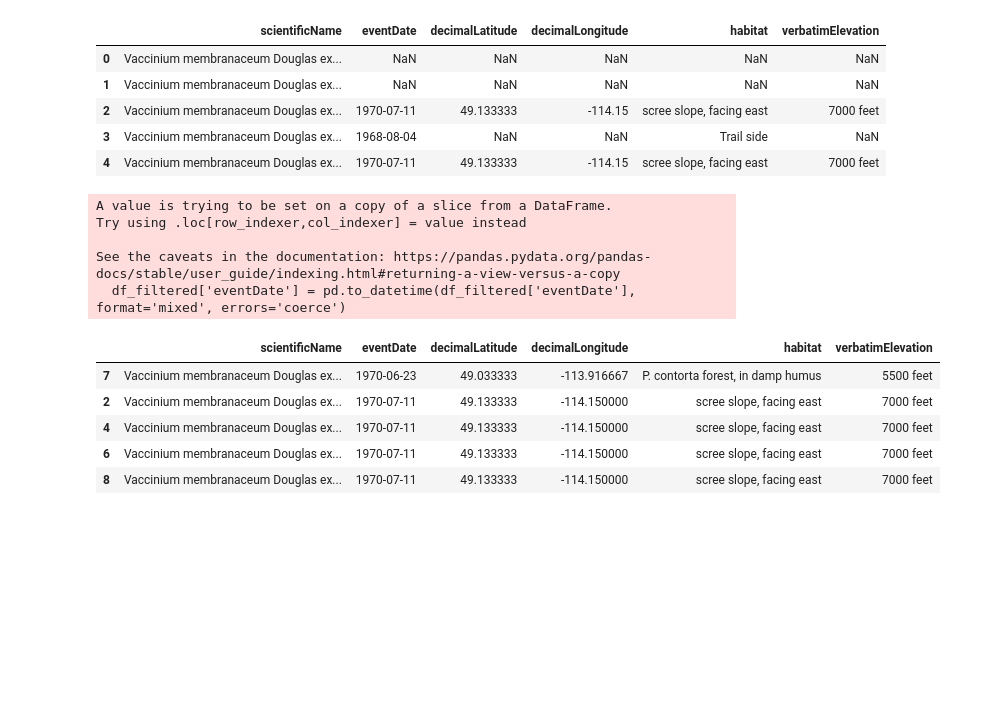
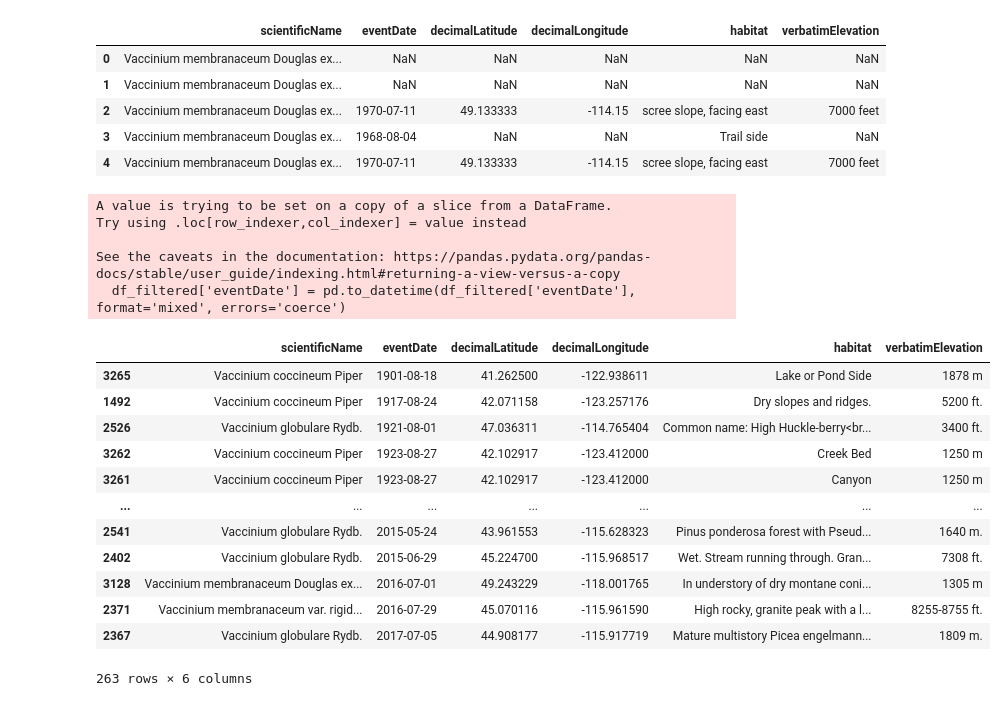
Before and after one commit to BOYSABIO/Huckleberry-Habitat-Suitability-Model, a Jupyter notebook: notebooks/Huckleberry.ipynb, the cells around one changed output. Saved outputs shown, nothing was run; the diff lists cells and outputs as text; code cells hidden in the pictures; blank space fills up the shorter version.

Commit message:
Huckleberry with dataset

```diff
--- a/notebooks/Huckleberry.ipynb
+++ b/notebooks/Huckleberry.ipynb
@@ -37,21 +37,28 @@ Filtered dataset with species, time and location:
 # %%
 # Convert eventDate to datetime, handling multiple formats
 df_filtered['eventDate'] = pd.to_datetime(df_filtered['eventDate'], format='mixed', errors='coerce')
 
 df_filtered_1 = df_filtered.copy()
 df_filtered_1.dropna(inplace=True)
 df_filtered_1['eventDate'] = pd.to_datetime(df_filtered_1['eventDate'], format='%Y-%m-%d')
 
-df_filtered_1.head().sort_values(by='eventDate', ascending=True)
+df_filtered_1.sort_values(by='eventDate', ascending=True)
 # %% [output]
 A value is trying to be set on a copy of a slice from a DataFrame.
 Try using .loc[row_indexer,col_indexer] = value instead
 
 See the caveats in the documentation: https://pandas.pydata.org/pandas-docs/stable/user_guide/indexing.html#returning-a-view-versus-a-copy
   df_filtered['eventDate'] = pd.to_datetime(df_filtered['eventDate'], format='mixed', errors='coerce')
 |  | scientificName | eventDate | decimalLatitude | decimalLongitude | habitat | verbatimElevation |
-| 7 | Vaccinium membranaceum Douglas ex... | 1970-06-23 | 49.033333 | -113.916667 | P. contorta forest, in damp humus | 5500 feet |
-| 2 | Vaccinium membranaceum Douglas ex... | 1970-07-11 | 49.133333 | -114.150000 | scree slope, facing east | 7000 feet |
-| 4 | Vaccinium membranaceum Douglas ex... | 1970-07-11 | 49.133333 | -114.150000 | scree slope, facing east | 7000 feet |
-| 6 | Vaccinium membranaceum Douglas ex... | 1970-07-11 | 49.133333 | -114.150000 | scree slope, facing east | 7000 feet |
-| 8 | Vaccinium membranaceum Douglas ex... | 1970-07-11 | 49.133333 | -114.150000 | scree slope, facing east | 7000 feet |
+| 3265 | Vaccinium coccineum Piper | 1901-08-18 | 41.262500 | -122.938611 | Lake or Pond Side | 1878 m |
+| 1492 | Vaccinium coccineum Piper | 1917-08-24 | 42.071158 | -123.257176 | Dry slopes and ridges. | 5200 ft. |
+| 2526 | Vaccinium globulare Rydb. | 1921-08-01 | 47.036311 | -114.765404 | Common name: High Huckle-berry<br... | 3400 ft. |
+| 3262 | Vaccinium coccineum Piper | 1923-08-27 | 42.102917 | -123.412000 | Creek Bed | 1250 m |
+| 3261 | Vaccinium coccineum Piper | 1923-08-27 | 42.102917 | -123.412000 | Canyon | 1250 m |
+| ... | ... | ... | ... | ... | ... | ... |
+| 2541 | Vaccinium globulare Rydb. | 2015-05-24 | 43.961553 | -115.628323 | Pinus ponderosa forest with Pseud... | 1640 m. |
+| 2402 | Vaccinium globulare Rydb. | 2015-06-29 | 45.224700 | -115.968517 | Wet. Stream running through. Gran... | 7308 ft. |
+| 3128 | Vaccinium membranaceum Douglas ex... | 2016-07-01 | 49.243229 | -118.001765 | In understory of dry montane coni... | 1305 m |
+| 2371 | Vaccinium membranaceum var. rigid... | 2016-07-29 | 45.070116 | -115.961590 | High rocky, granite peak with a l... | 8255-8755 ft. |
+| 2367 | Vaccinium globulare Rydb. | 2017-07-05 | 44.908177 | -115.917719 | Mature multistory Picea engelmann... | 1809 m. |
+263 rows × 6 columns
```
Also changed, not shown: 1 other file.
